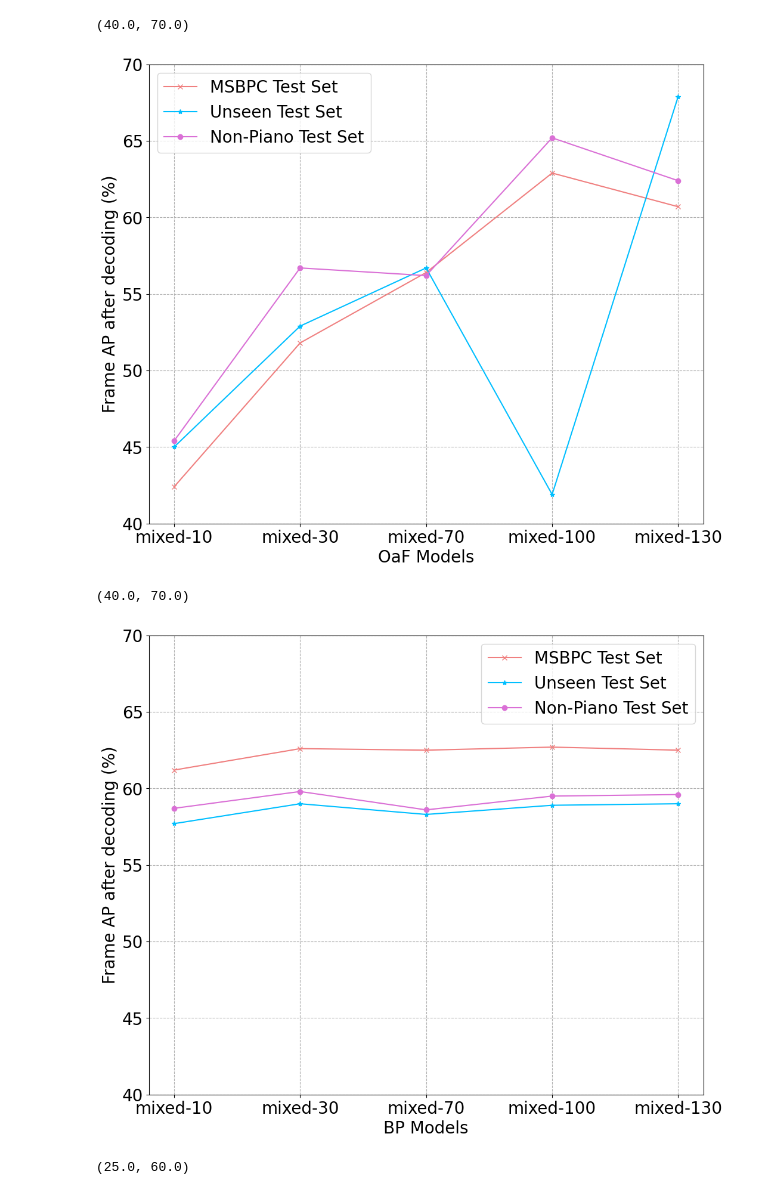
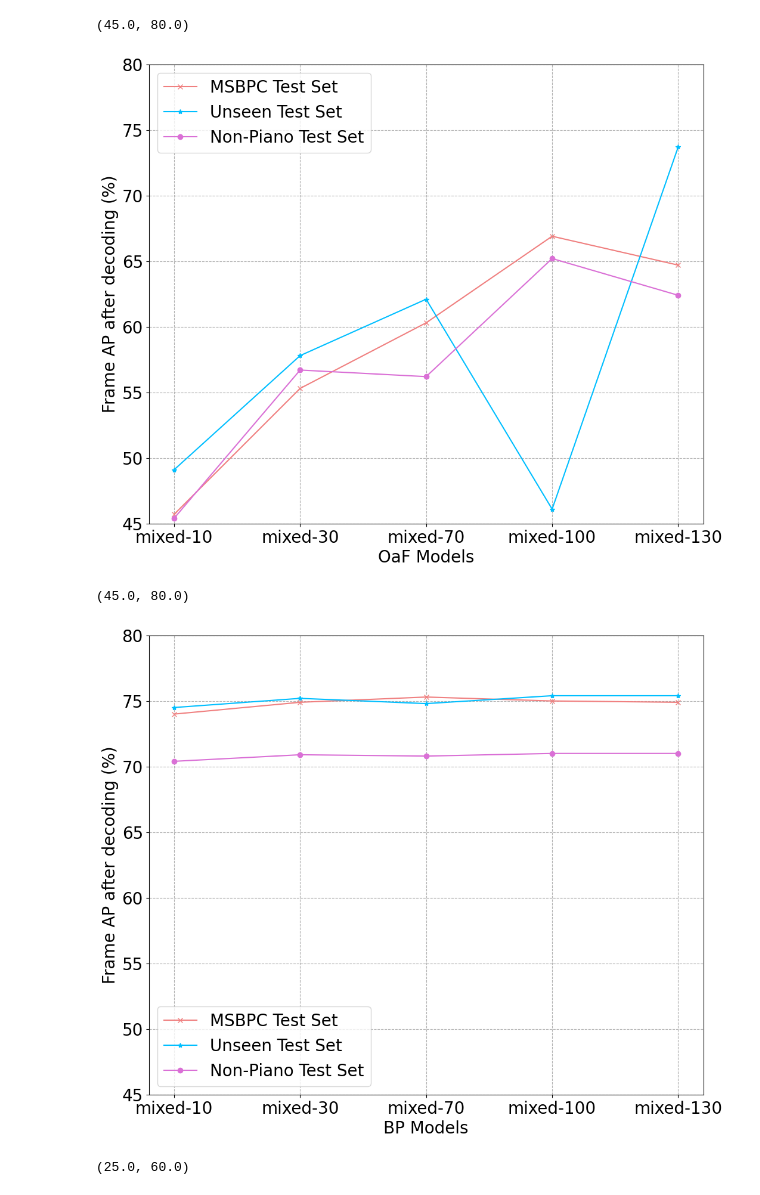
Before and after one commit to marc-philipp-knechtle/amt-eval, a Jupyter notebook: ipynb-viz/expB-training-size-impact.ipynb, the cells around one changed output. Cells and saved outputs as stored; diff of their text form; code cells hidden in the pictures.

```diff
--- a/ipynb-viz/expB-training-size-impact.ipynb
+++ b/ipynb-viz/expB-training-size-impact.ipynb
@@ -10,16 +10,18 @@ matplotlib.rcParams.update({'font.size': 20})
 models_oaf = ['mixed-10', 'mixed-30', 'mixed-70', 'mixed-100', 'mixed-130']
 
 # Lists performances for each of the models mentioned in models_oaf
+# perf_ap_frame_after_decoding = {
+#     'MSBPC':        [42.4, 51.8, 56.4, 62.9, 60.7],
+#     'Unseen':       [45.0, 52.9, 56.7, 41.9, 67.9],
+#     'Non-Piano':    [45.4, 56.7, 56.2, 65.2, 62.4, ],
+# }
+
 perf_ap_frame_after_decoding = {
-    'MSBPC':        [42.4, 51.8, 56.4, 62.9, 60.7],
-    'Unseen':       [45.0, 52.9, 56.7, 41.9, 67.9],
+    'MSBPC':        [45.7, 55.3, 60.3, 66.9, 64.7, ],
+    'Unseen':       [49.1, 57.8, 62.1, 46.1, 73.7, ],
     'Non-Piano':    [45.4, 56.7, 56.2, 65.2, 62.4, ],
-    # 'MuN': [70.0, 66.5, 60.6, 59.3, 52.2],
-    # 'B10': [71.1, 69.7, 66.5, 63.0, 61.5],
-    # 'PhA': [61.8, 58.1, 49.1, 50.1, 50.4],
-    # 'CSD': [71.1, 70.0, 76.6, 53.9, 49.6],
-    # 'SWD': [59.4, 60.3, 47.9, 51.4, 59.0]
 }
+
 
 plt.figure(figsize=(12, 10))
 plt.plot(models_oaf, perf_ap_frame_after_decoding['MSBPC'], marker='x', color='lightcoral', linestyle='-',
@@ -39,10 +41,10 @@ plt.grid(True, which="both", ls="--")
 plt.xlabel('OaF Models')
 plt.ylabel('Frame AP after decoding (%)')
 
-plt.ylim(40, 70)
+plt.ylim(45, 80)
 # %% [output]
-(40.0, 70.0)
+(45.0, 80.0)
-[figure, old version]
+[figure, new version]
 # %%
 # Evaluation AP decoded
 
@@ -50,44 +52,47 @@ from matplotlib import pyplot as plt
 import numpy as np
 import matplotlib
 
 matplotlib.rcParams.update({'font.size': 20})
 
 models_oaf = ['mixed-10', 'mixed-30', 'mixed-70', 'mixed-100', 'mixed-130']
 
 # Lists performances for each of the models mentioned in models_oaf
+# perf_ap_frame_after_decoding = {
+#     'MSBPC':        [61.2, 62.6, 62.5, 62.7, 62.5, ],
+#     'Unseen':       [57.7, 59.0, 58.3, 58.9, 59.0, ],
+#     'Non-Piano':    [58.7, 59.8, 58.6, 59.5, 59.6, ],
+#
+# }
+
 perf_ap_frame_after_decoding = {
-    'MSBPC':        [61.2, 62.6, 62.5, 62.7, 62.5, ],
-    'Unseen':       [57.7, 59.0, 58.3, 58.9, 59.0, ],
-    'Non-Piano':    [58.7, 59.8, 58.6, 59.5, 59.6, ],
-    # 'MuN': [70.0, 66.5, 60.6, 59.3, 52.2],
-    # 'B10': [71.1, 69.7, 66.5, 63.0, 61.5],
-    # 'PhA': [61.8, 58.1, 49.1, 50.1, 50.4],
-    # 'CSD': [71.1, 70.0, 76.6, 53.9, 49.6],
-    # 'SWD': [59.4, 60.3, 47.9, 51.4, 59.0]
+    'MSBPC':        [74.0, 74.9, 75.3, 75.0, 74.9, ],
+    'Unseen':       [74.5, 75.2, 74.8, 75.4, 75.4, ],
+    'Non-Piano':    [70.4, 70.9, 70.8, 71.0, 71.0, ],
+
 }
 
 plt.figure(figsize=(12, 10))
 plt.plot(models_oaf, perf_ap_frame_after_decoding['MSBPC'], marker='x', color='lightcoral', linestyle='-',
          label='MSBPC Test Set')
 plt.plot(models_oaf, perf_ap_frame_after_decoding['Unseen'], marker='*', color='deepskyblue', linestyle='-',
          label='Unseen Test Set')
 plt.plot(models_oaf, perf_ap_frame_after_decoding['Non-Piano'], marker='o', color='orchid', linestyle='-',
          label='Non-Piano Test Set')
 
 # plt.plot(models_oaf, perf_oaf['MuN'], marker='o', color='gray', linestyle=':', label='MuN')
 # plt.plot(models_oaf, perf_oaf['CSD'], marker='o', color='lightgray', linestyle=':', label='CSD')
 # plt.plot(models_oaf, perf_oaf['PhA'], marker='o', color='darkgrey', linestyle=':', label='PhA')
 
 plt.plot()
 plt.legend()
 plt.grid(True, which="both", ls="--")
 plt.xlabel('BP Models')
 plt.ylabel('Frame AP after decoding (%)')
 
-plt.ylim(40, 70)
+plt.ylim(45, 80)
 # %% [output]
-(40.0, 70.0)
+(45.0, 80.0)
-[figure, old version]
+[figure, new version]
 # %%
 # Evaluation Onset F1
 
```
Also changed, not shown: 1 other file.
